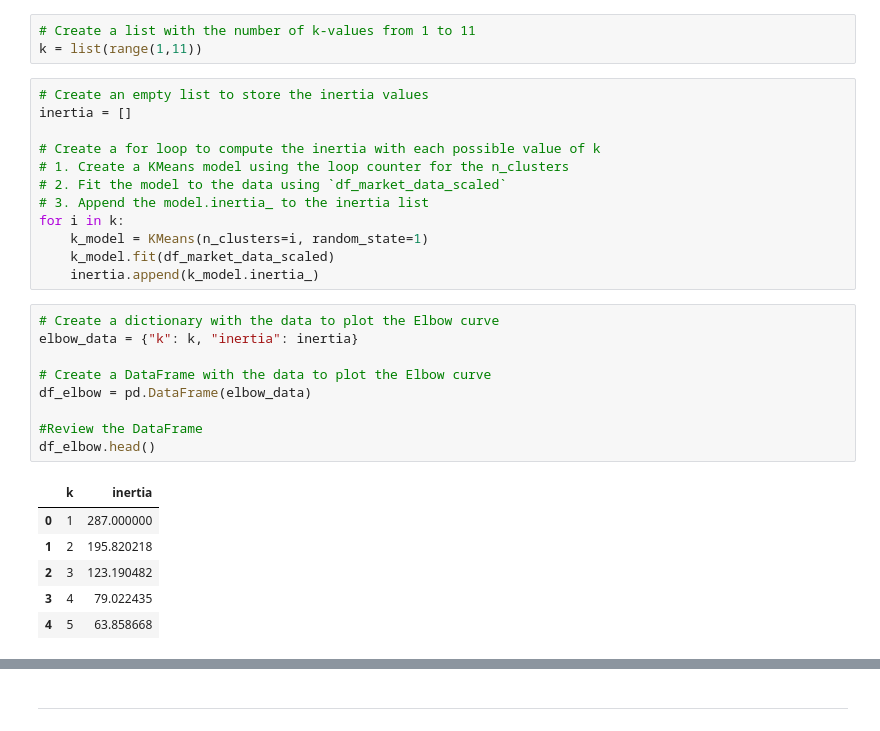
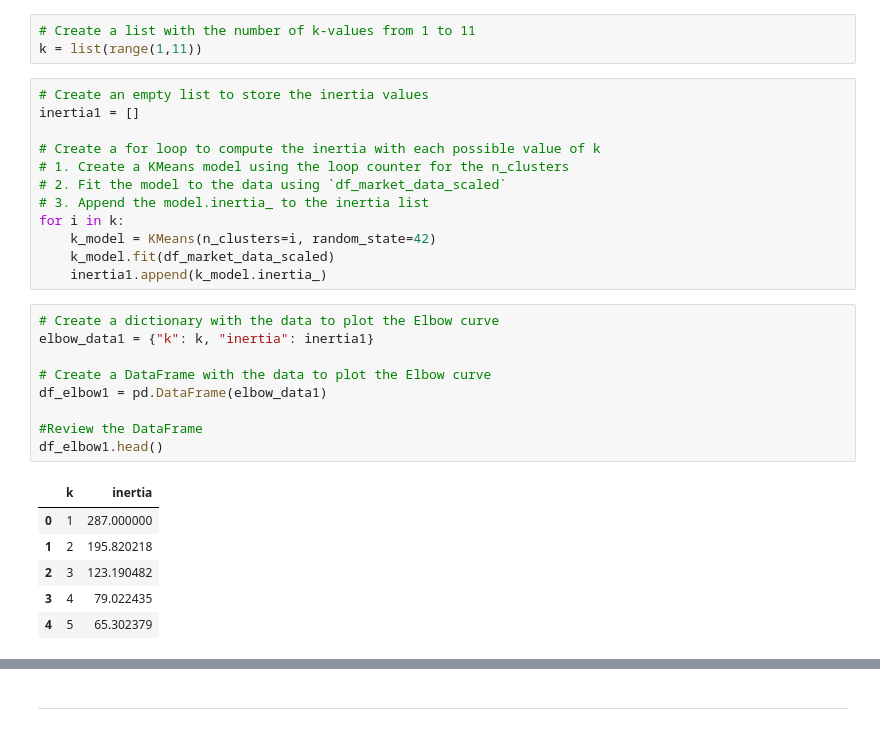
Before and after one commit to virgowolf/CryptoClustering, a Jupyter notebook: Crypto_Clustering.ipynb, the cells around one changed output, grey strips where cells are left out. Cells and saved outputs as stored; diff of their text form.

```diff
--- a/Crypto_Clustering.ipynb
+++ b/Crypto_Clustering.ipynb
@@ -100,32 +100,32 @@ warnings.filterwarnings("ignore")
 k = list(range(1,11))
 # %%
 # Create an empty list to store the inertia values
-inertia = []
+inertia1 = []
 
 # Create a for loop to compute the inertia with each possible value of k
 # 1. Create a KMeans model using the loop counter for the n_clusters
 # 2. Fit the model to the data using `df_market_data_scaled`
 # 3. Append the model.inertia_ to the inertia list
 for i in k:
-    k_model = KMeans(n_clusters=i, random_state=1)
+    k_model = KMeans(n_clusters=i, random_state=42)
     k_model.fit(df_market_data_scaled)
-    inertia.append(k_model.inertia_)
+    inertia1.append(k_model.inertia_)
 # %%
 # Create a dictionary with the data to plot the Elbow curve
-elbow_data = {"k": k, "inertia": inertia}
+elbow_data1 = {"k": k, "inertia": inertia1}
 
 # Create a DataFrame with the data to plot the Elbow curve
-df_elbow = pd.DataFrame(elbow_data)
+df_elbow1 = pd.DataFrame(elbow_data1)
 
 #Review the DataFrame
-df_elbow.head()
+df_elbow1.head()
 # %% [output]
 |  | k | inertia |
 | 0 | 1 | 287.000000 |
 | 1 | 2 | 195.820218 |
 | 2 | 3 | 123.190482 |
 | 3 | 4 | 79.022435 |
-| 4 | 5 | 63.858668 |
+| 4 | 5 | 65.302379 |
 # %%
 # Plot a line chart with all the inertia values computed with
 # the different values of k to visually identify the optimal value for k.
```
Also changed, not shown: parts of 24 cells of this notebook, 1 other file.
